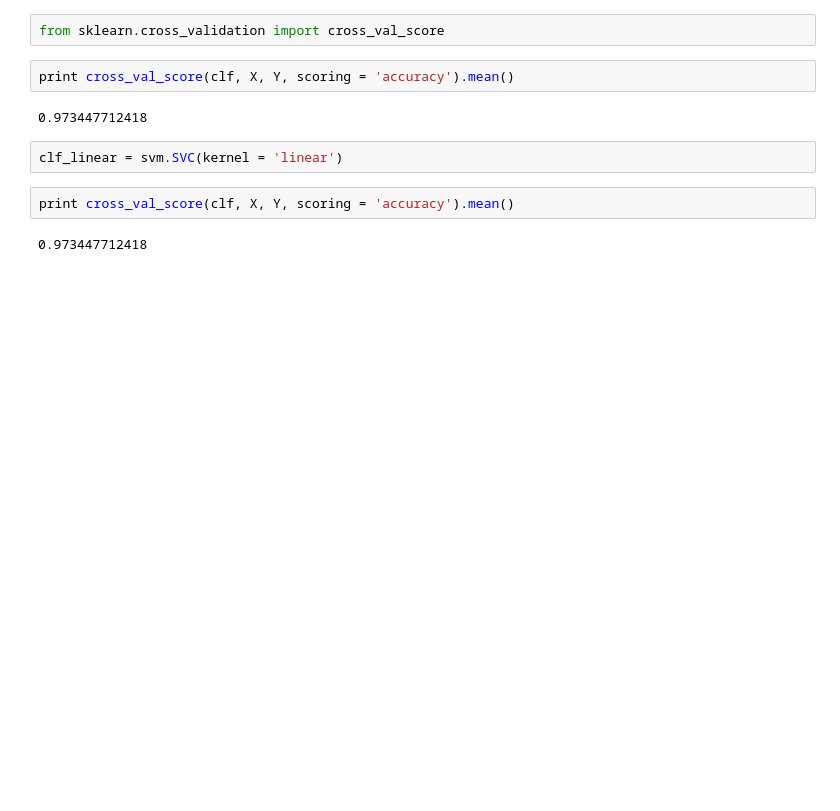
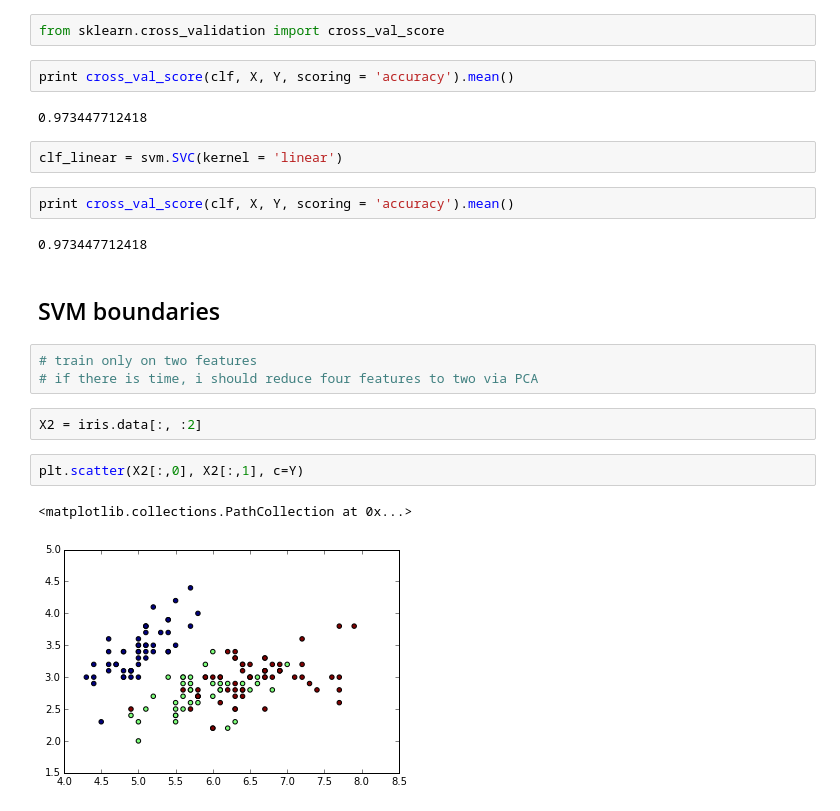
Before and after one commit to efraccaroli/support-vector-machines, a Jupyter notebook: SVM_Iris_example.ipynb, the cells around one changed output. Saved outputs shown, nothing was run; the diff lists cells and outputs as text; blank space fills up the shorter version.

```diff
--- a/SVM_Iris_example.ipynb
+++ b/SVM_Iris_example.ipynb
@@ -38,3 +41,15 @@ clf_linear = svm.SVC(kernel = 'linear')
 print cross_val_score(clf, X, Y, scoring = 'accuracy').mean()
 # %% [output]
 0.973447712418
+# %% [markdown]
+## SVM boundaries
+# %%
+# train only on two features
+# if there is time, i should reduce four features to two via PCA
+# %%
+X2 = iris.data[:, :2]
+# %%
+plt.scatter(X2[:,0], X2[:,1], c=Y)
+# %% [output]
+<matplotlib.collections.PathCollection at 0x...>
+[figure, added]
```
Also changed, not shown: parts of 19 cells of this notebook, 1 other file.
